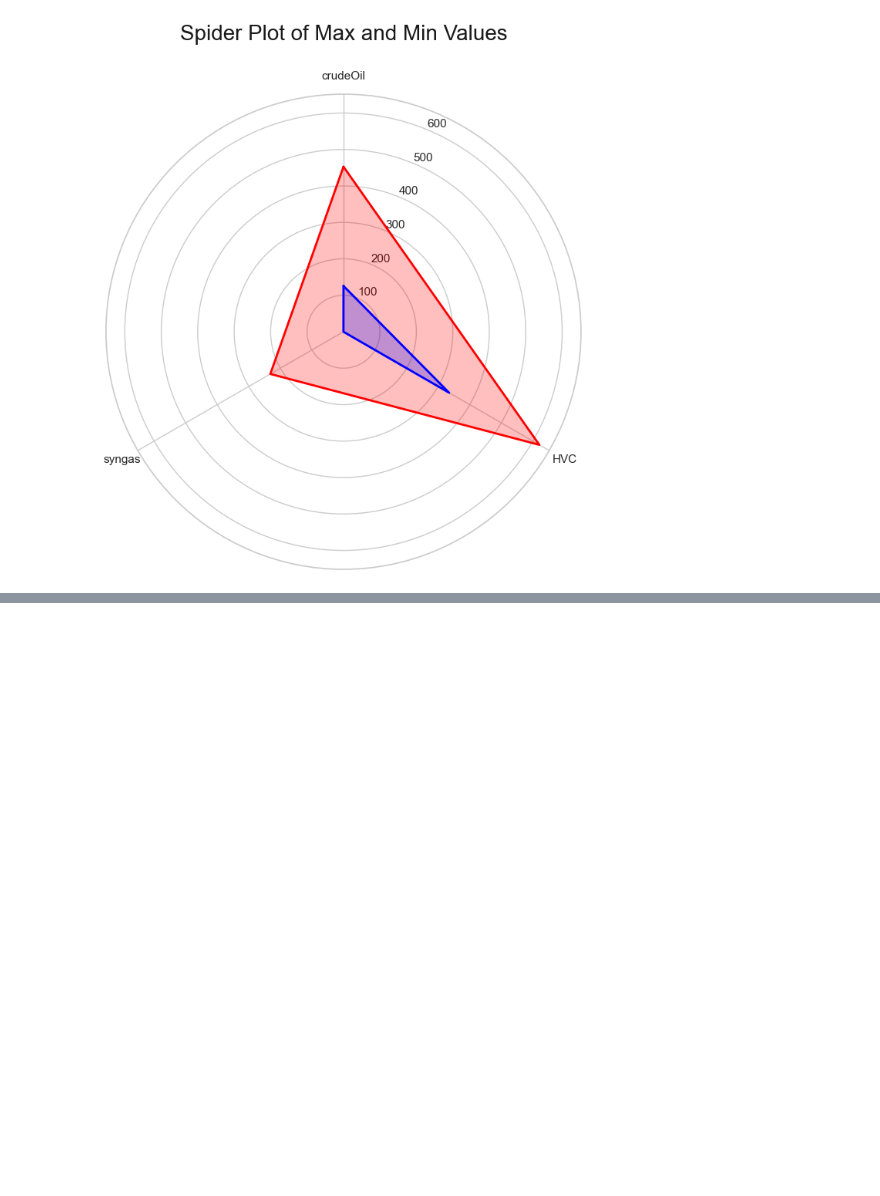
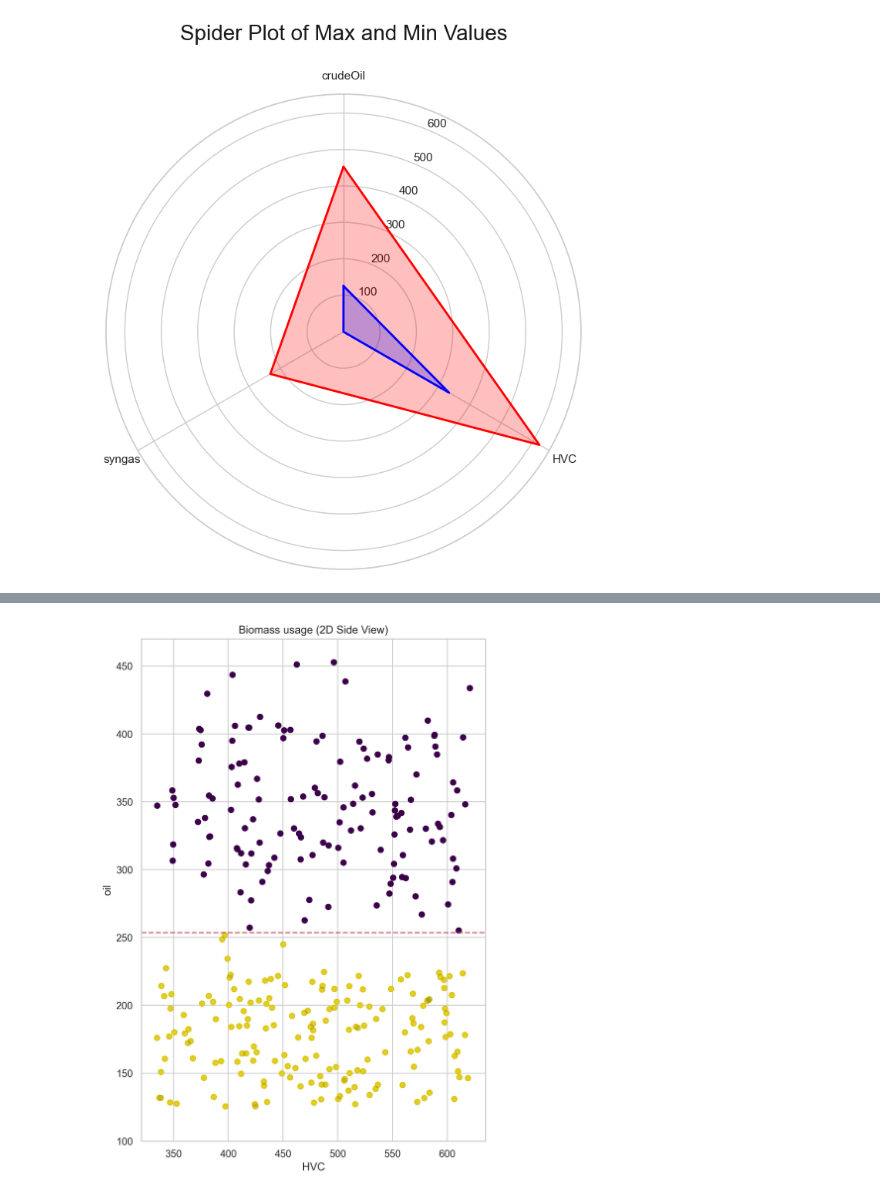
Before and after one commit to oliver-keller/Decide, a Jupyter notebook: biomass_tree.ipynb, the cells around one changed output, grey strips where cells are left out. Saved outputs shown, nothing was run; the diff lists cells and outputs as text; code cells hidden in the pictures; blank space fills up the shorter version.

```diff
--- a/biomass_tree.ipynb
+++ b/biomass_tree.ipynb
@@ -169,0 +251,37 @@ plt.show()
+# %%
+
+fig = plt.figure(figsize=(15, 10), dpi=300)
+# Create a 2D side view plot
+ax2 = fig.add_subplot(122)
+
+# Plot the side view (2D)
+sc2 = ax2.scatter(df_input_with_final_cluster['HVC'], df_input_with_final_cluster['crudeOil'], c=df_input_with_final_cluster['cluster_final'], cmap='viridis')
+sc2 = ax2.scatter(df_input['HVC'], df_input['crudeOil'], c='black', alpha=0.1)
+
+# Plot the planes on the 2D side view
+for cluster, choice in choices.items():
+    for condition in choice:
+        column, operator, value = condition.split()
+        value = float(value)
+        if column == 'HVC':
+            # ax2.axvline(x=value, color='r', linestyle='--', alpha=0.5)
+            y_min, y_max =  255, 470  # range of y values
+            ax2.plot([value, value], [y_min, y_max], color='r', linestyle='--', alpha=0.5)
+
+        elif column == 'oil':
+            ax2.axhline(y=value, color='r', linestyle='--', alpha=0.5)
+
+
+# Set labels and title for the 2D plot
+ax2.set_xlabel('HVC')
+ax2.set_ylabel('oil')
+ax2.set_title('Biomass usage (2D Side View)')
+ax2.set_ylim(100, 470)
+
+plt.savefig("biomass_results/"+ "2D-tree-hvc-oil" + ".svg",  format="svg")
+plt.savefig("biomass_results/"+ "2D-tree-hvc-oil" + ".pdf")
+
+# Show the plots
+plt.show()
+# %% [output]
+[figure, added]
```
Also changed, not shown: parts of 5 cells of this notebook.
